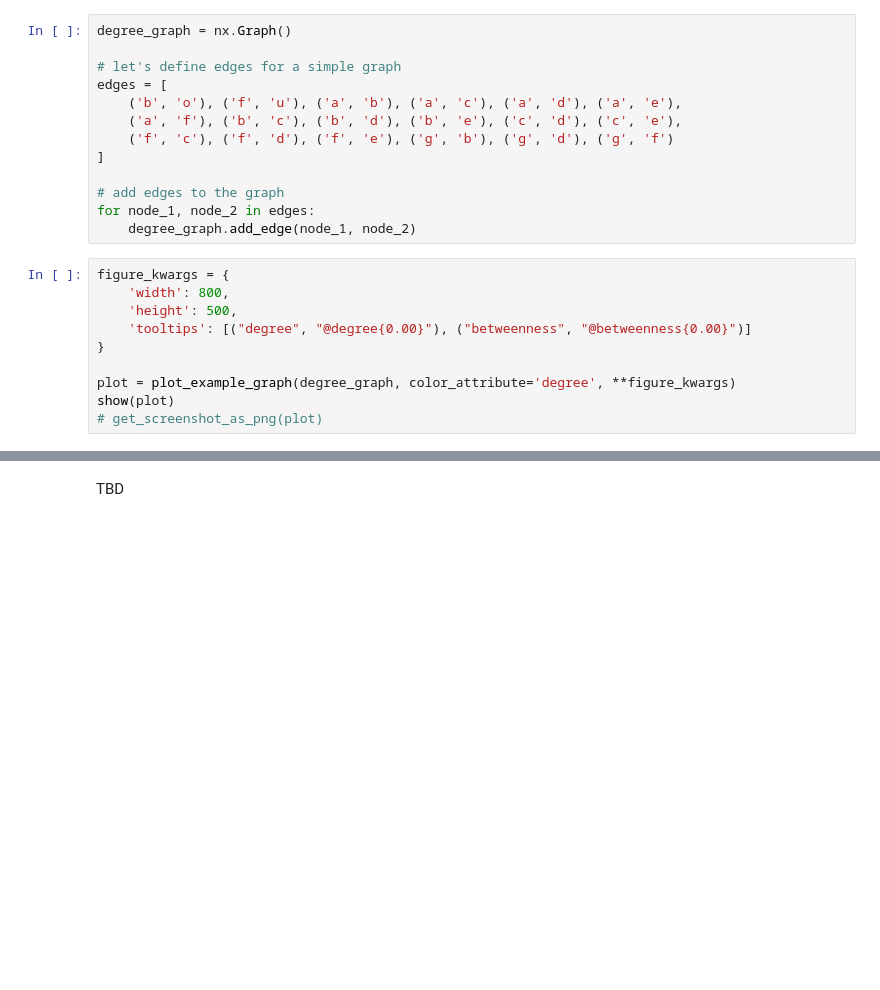
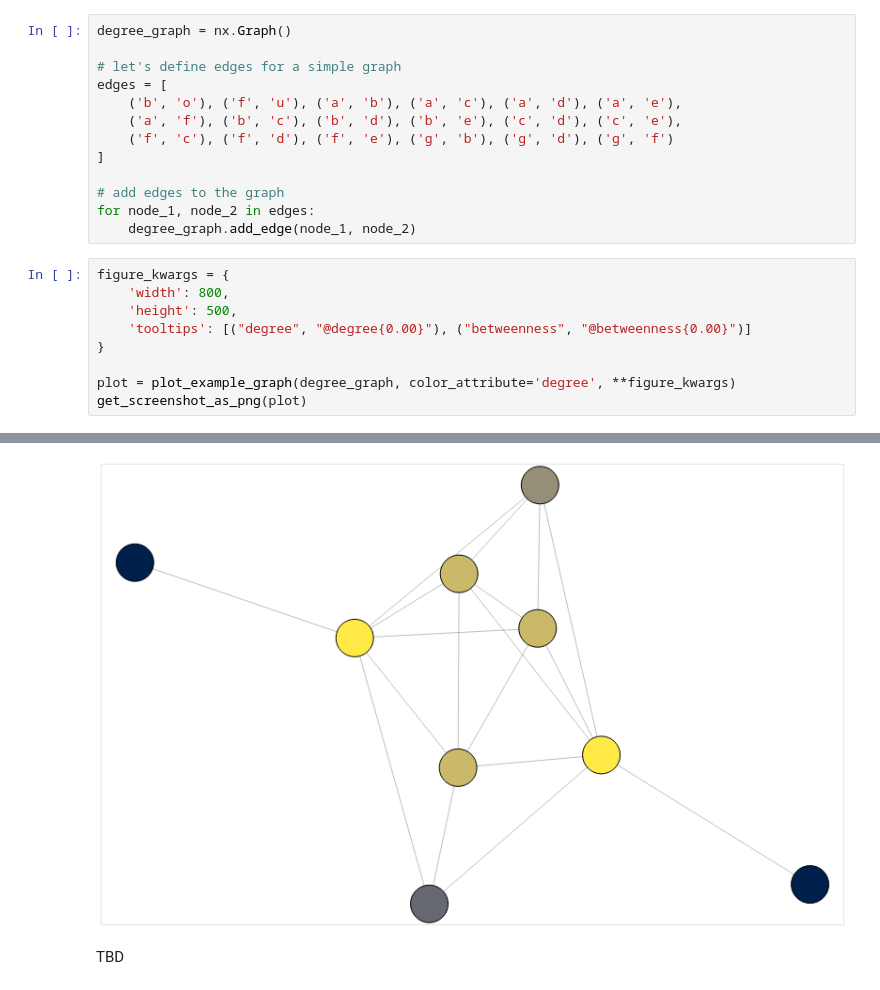
Before and after one commit to epfl-ada/ada-2023-project-adaroundtheworld2023, a Jupyter notebook: project_milestone_3.ipynb, the cells around one changed output, grey strips where cells are left out. Cells and saved outputs as stored; diff of their text form; blank space fills up the shorter version.

```diff
--- a/project_milestone_3.ipynb
+++ b/project_milestone_3.ipynb
@@ -104,6 +104,5 @@ figure_kwargs = {
 }
 
 plot = plot_example_graph(degree_graph, color_attribute='degree', **figure_kwargs)
-show(plot)
-# get_screenshot_as_png(plot)
+get_screenshot_as_png(plot)
 # %% [output]
@@ -112,3 +109,4 @@ show(plot)
+[figure, added]
 # %% [markdown]
 TBD
 # %% [markdown]
```
Also changed, not shown: parts of 1 cell of this notebook.
